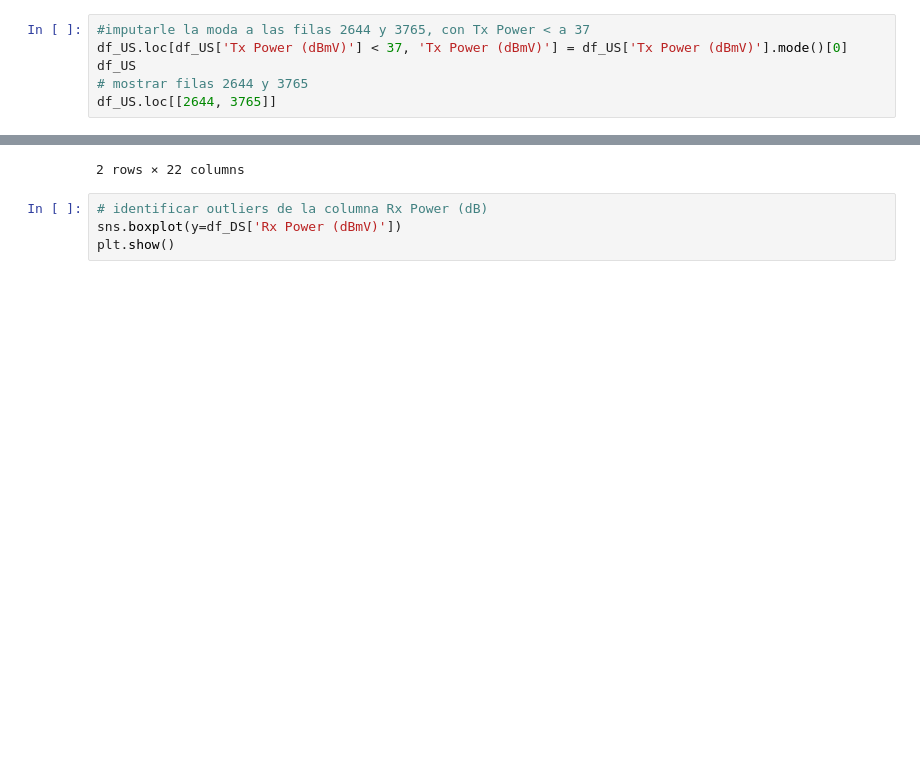
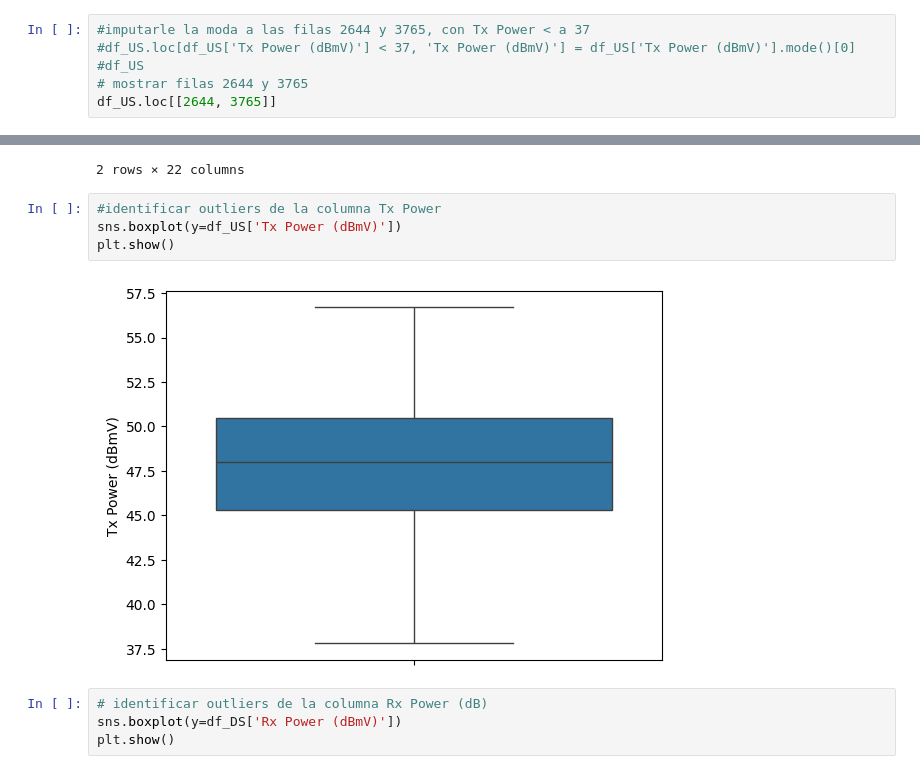
Before and after one commit to LeonardoNBanegas/DATA-SCIENCE-CODERHOUSE, a Jupyter notebook: ProyectoDS_ParteIII_Banegas.ipynb, the cells around one changed output, grey strips where cells are left out. Drawn from its saved outputs; the diff is of its cells as text; blank space fills up the shorter version.

```diff
--- a/ProyectoDS_ParteIII_Banegas.ipynb
+++ b/ProyectoDS_ParteIII_Banegas.ipynb
@@ -226,7 +224,7 @@ df_US.loc[df_US['Tx Power (dBmV)'] < 37]
 # %%
 #imputarle la moda a las filas 2644 y 3765, con Tx Power < a 37
-df_US.loc[df_US['Tx Power (dBmV)'] < 37, 'Tx Power (dBmV)'] = df_US['Tx Power (dBmV)'].mode()[0]
-df_US
+#df_US.loc[df_US['Tx Power (dBmV)'] < 37, 'Tx Power (dBmV)'] = df_US['Tx Power (dBmV)'].mode()[0]
+#df_US
 # mostrar filas 2644 y 3765
 df_US.loc[[2644, 3765]]
 # %% [output]
@@ -234,6 +232,12 @@ df_US.loc[[2644, 3765]]
 | 2644 | 2645 | D0:6E:DE:8E:DD:E9 | Cable1/0/3-upstream1 | none | 32.2 | QAM-64 | Online | ... |
 | 3765 | 3766 | D0:6E:DE:8E:DD:E9 | Cable1/0/3-upstream0 | none | 38.6 | QAM-64 | Online | ... |
 2 rows × 22 columns
+# %%
+#identificar outliers de la columna Tx Power
+sns.boxplot(y=df_US['Tx Power (dBmV)'])
+plt.show()
+# %% [output]
+[figure, added]
 # %%
 # identificar outliers de la columna Rx Power (dB)
 sns.boxplot(y=df_DS['Rx Power (dBmV)'])
```
Also changed, not shown: parts of 12 cells of this notebook.
